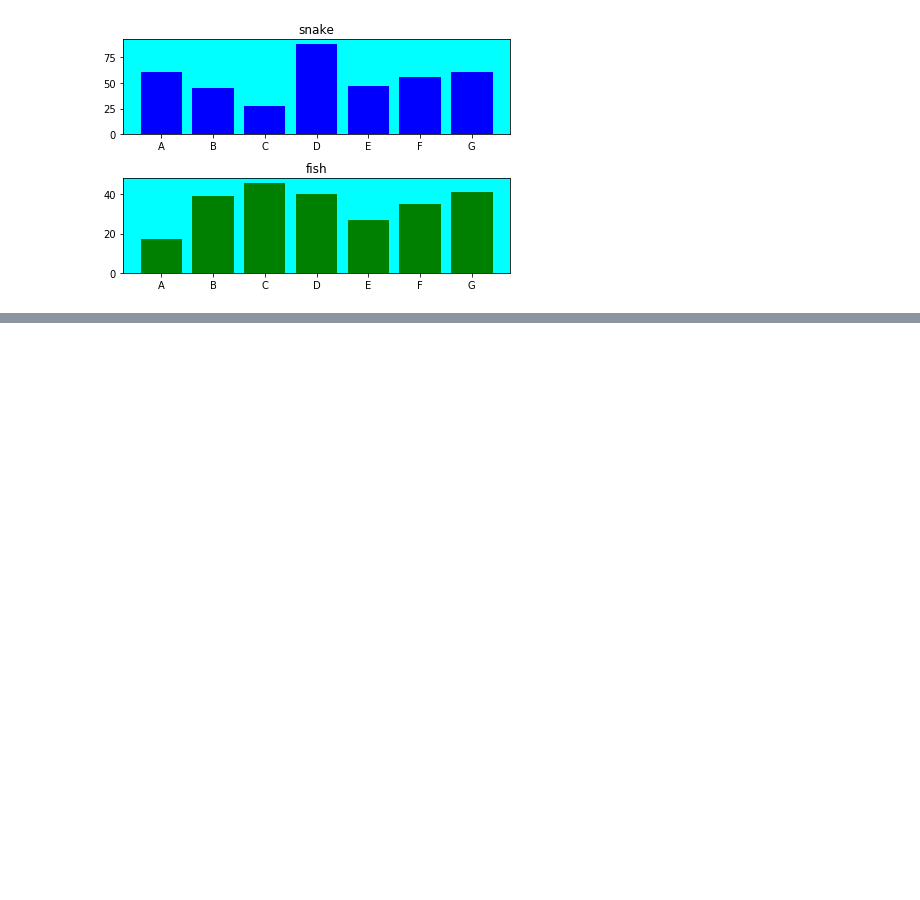
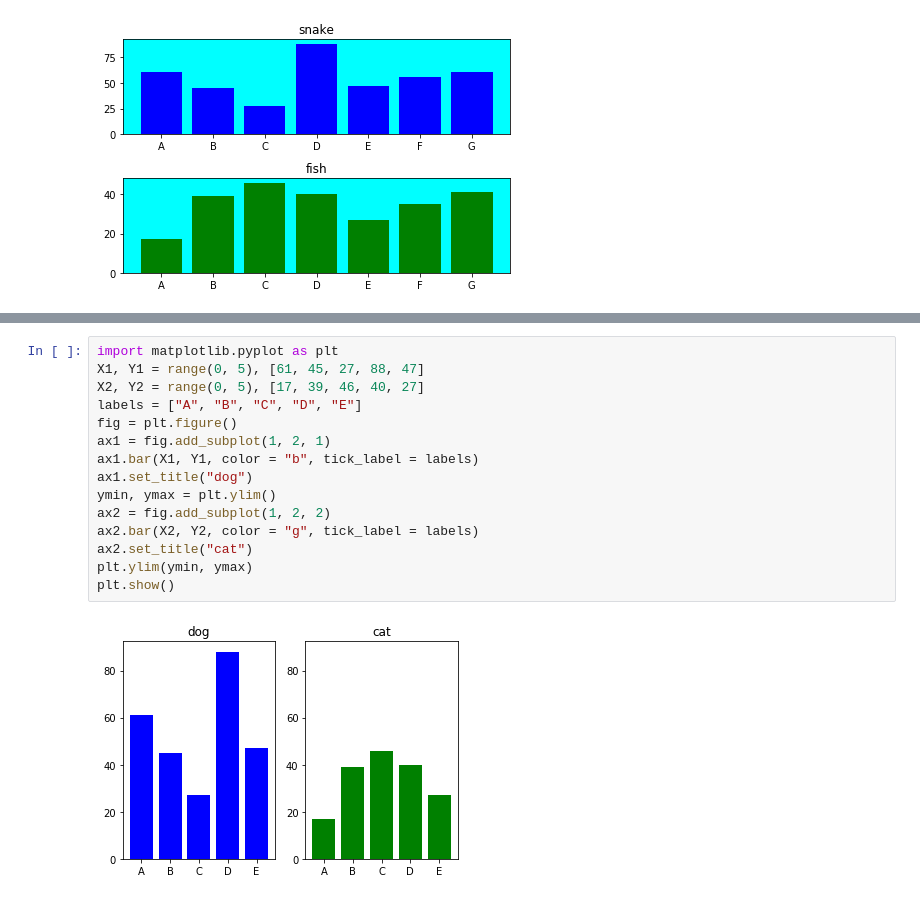
Before and after one commit to TsubasaYoshida/python_learning, a Jupyter notebook: src/graph_introduciton.ipynb, the cells around one changed output, grey strips where cells are left out. Drawn from its saved outputs; the diff is of its cells as text; blank space fills up the shorter version.

```diff
--- a/src/graph_introduciton.ipynb
+++ b/src/graph_introduciton.ipynb
@@ -199,0 +220,17 @@ plt.show()
+# %%
+import matplotlib.pyplot as plt
+X1, Y1 = range(0, 5), [61, 45, 27, 88, 47]
+X2, Y2 = range(0, 5), [17, 39, 46, 40, 27]
+labels = ["A", "B", "C", "D", "E"]
+fig = plt.figure()
+ax1 = fig.add_subplot(1, 2, 1)
+ax1.bar(X1, Y1, color = "b", tick_label = labels)
+ax1.set_title("dog")
+ymin, ymax = plt.ylim()
+ax2 = fig.add_subplot(1, 2, 2)
+ax2.bar(X2, Y2, color = "g", tick_label = labels)
+ax2.set_title("cat")
+plt.ylim(ymin, ymax)
+plt.show()
+# %% [output]
+[figure, added]
```
Also changed, not shown: parts of 6 cells of this notebook.
